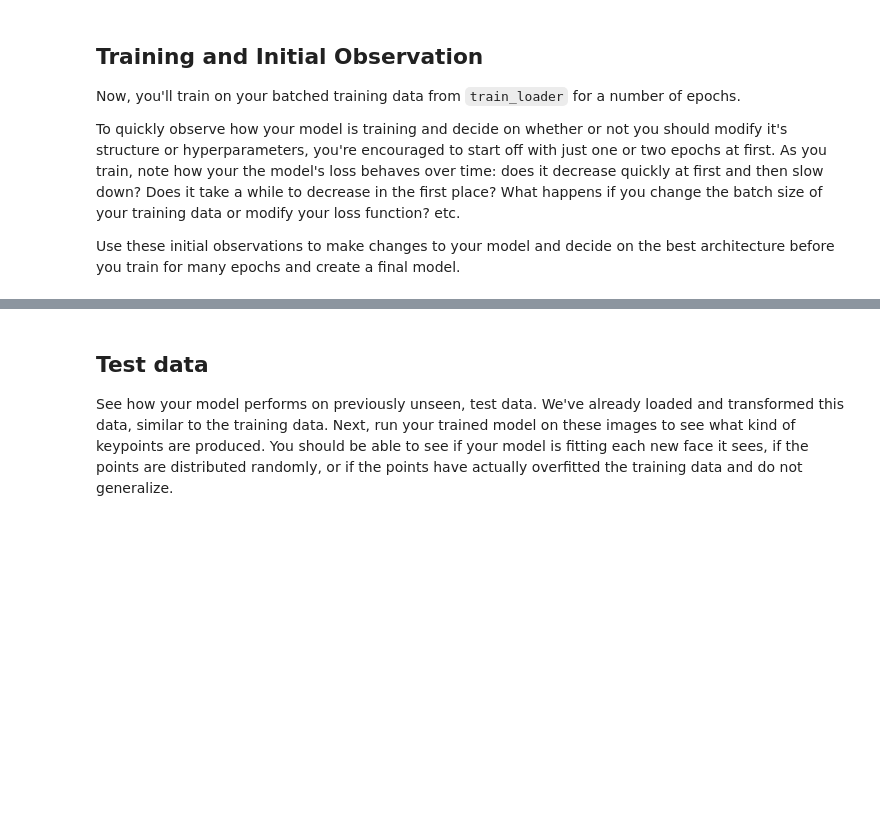
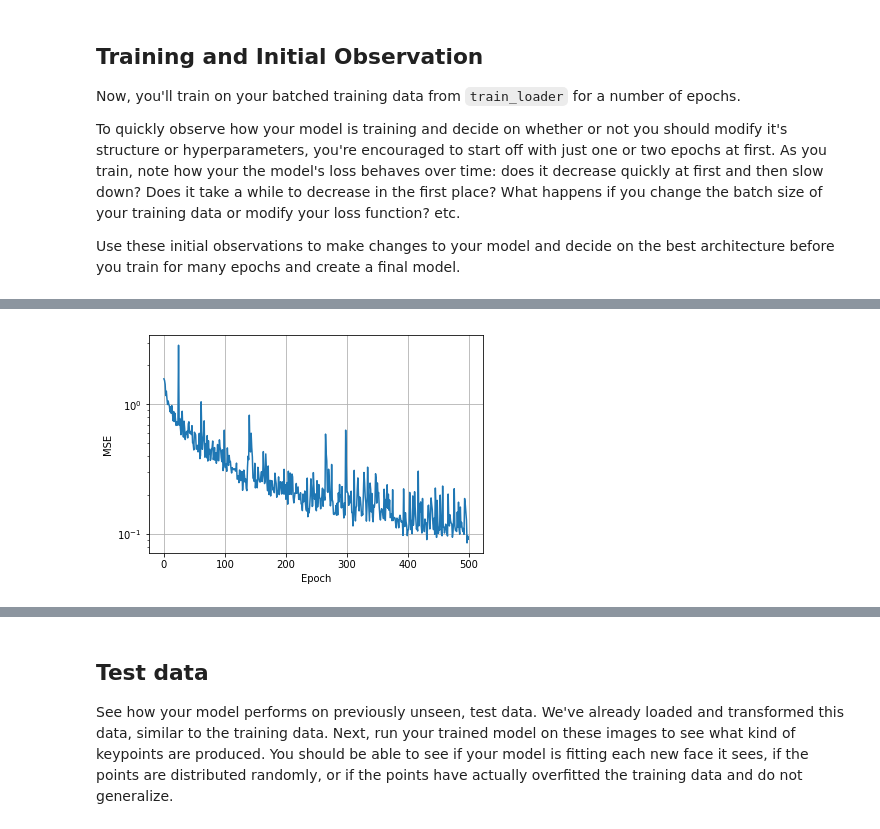
Before and after one commit to mrugankray/facial-keypoints-1, a Jupyter notebook: 2. Define the Network Architecture.ipynb, the cells around one changed output, grey strips where cells are left out. Saved outputs shown, nothing was run; the diff lists cells and outputs as text; code cells hidden in the pictures; blank space fills up the shorter version.

Commit message:
Update model

```diff
--- a/2. Define the Network Architecture.ipynb
+++ b/2. Define the Network Architecture.ipynb
@@ -339,4 +341,5 @@ import torch.optim as optim
 criterion = gpu(nn.MSELoss())
 
 # ADAM optimizer
-optimizer = optim.Adam(net.parameters(), lr=0.0001)
+initial_lr=0.0001
+optimizer = optim.Adam(net.parameters(), lr=initial_lr, amsgrad=True, weight_decay=0)
@@ -349,13 +361,15 @@ To quickly observe how your model is training and decide on whether or not you s
 
 Use these initial observations to make changes to your model and decide on the best architecture before you train for many epochs and create a final model.
 # %%
-def train_net(n_epochs):
-
+def train_net(n_epochs, initial_lr=initial_lr):
+    global optimizer
     # prepare the net for training
     net.train()
+    losses = []
 
     for epoch in range(n_epochs):  # loop over the dataset multiple times
         running_loss = 0.0
+        #optimizer = sqrt_lr_scheduler(optimizer, epoch, initial_lr)
 
         # train on batches of data, assumes you already have train_loader
         for batch_i, data in enumerate(train_loader):
@@ -390,14 +404,16 @@ def train_net(n_epochs):
 
             # print loss statistics
             running_loss += loss.data[0]
-            if batch_i % 10 == 9:    # print every 20 batches
+            if batch_i % 20 == 19:    # print every 20 batches
                 print('Epoch: {}, Batch: {}, Avg. Loss: {}'.format(epoch + 1, batch_i+1, running_loss/1000))
                 running_loss = 0.0
+        losses.append(running_loss)
 
     print('Finished Training')
+    return losses
 # %%
 # train your network
-n_epochs = 100 # start small, and increase when you've decided on your model structure and hyperparams
+n_epochs = 500 # start small, and increase when you've decided on your model structure and hyperparams
 
-train_net(n_epochs)
+losses = train_net(n_epochs)
 # %% [output]
@@ -420 +436,9 @@ Epoch: 100, Batch: 20, Avg. Loss: 0.00036698428448289633
 Finished Training
+# %%
+plt.figure()
+plt.semilogy(losses)
+plt.grid()
+plt.xlabel('Epoch')
+plt.ylabel('MSE');
+# %% [output]
+[figure, added]
```
Also changed, not shown: parts of 13 cells of this notebook, 3 other files.
